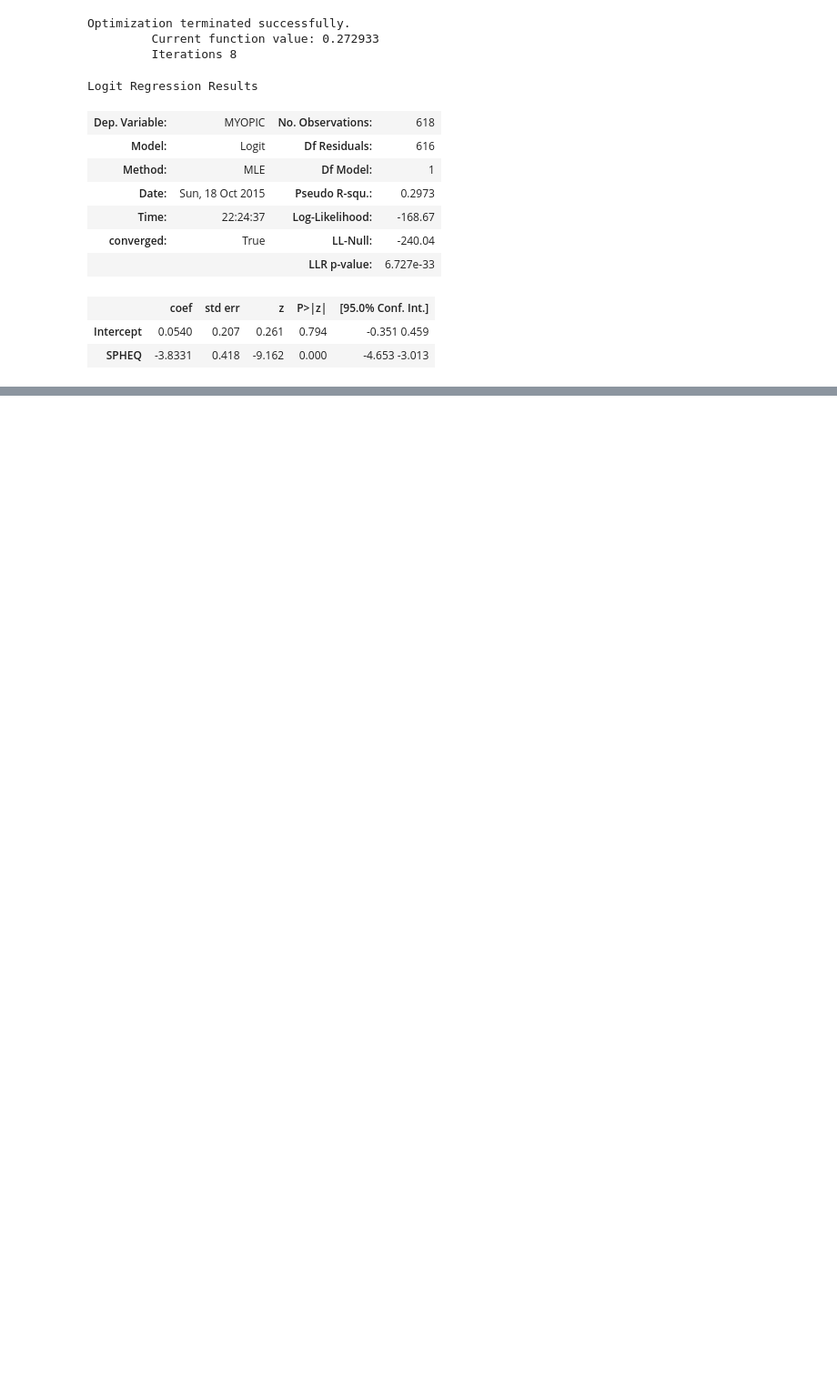
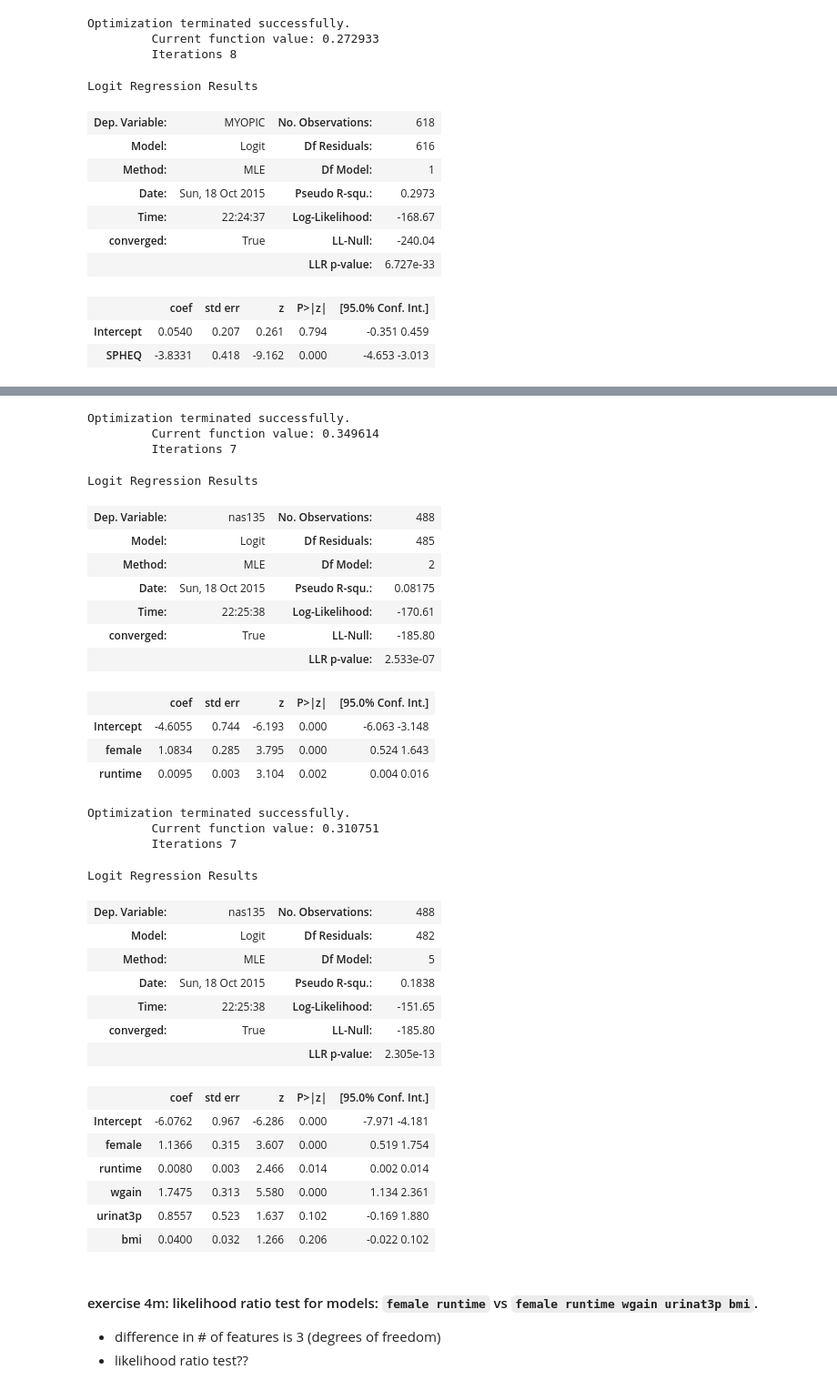
Before and after one commit to beaglebagel/mooc, a Jupyter notebook: logistic_regression/logistic-regression.ipynb, the cells around one changed output, grey strips where cells are left out. Shown at 91% size. Drawn from its saved outputs; the diff is of its cells as text; code cells hidden in the pictures; blank space fills up the shorter version.

```diff
--- a/logistic_regression/logistic-regression.ipynb
+++ b/logistic_regression/logistic-regression.ipynb
@@ -290,0 +661,48 @@ Logit Regression Results
+# %%
+### exercise 4m
+hypo = pd.read_csv('./data/hyponatremia.csv')
+hypo['wgain'] = hypo['wtdiff'].map(lambda x: 0 if x <= 0 else 1)
+hypo.fillna(0, inplace=True)
+# display(hypo)
+lg1 = logit(formula='nas135 ~ female + runtime', data=hypo)
+display(lg1.fit().summary())
+lg2 = logit(formula='nas135 ~ female + runtime + wgain + urinat3p + bmi', data=hypo)
+display(lg2.fit().summary())
+# %% [output]
+Optimization terminated successfully.
+         Current function value: 0.349614
+         Iterations 7
+Logit Regression Results
+| Dep. Variable: | nas135 | No. Observations: | 488 |
+| Model: | Logit | Df Residuals: | 485 |
+| Method: | MLE | Df Model: | 2 |
+| Date: | Sun, 18 Oct 2015 | Pseudo R-squ.: | 0.08175 |
+| Time: | 22:25:38 | Log-Likelihood: | -170.61 |
+| converged: | True | LL-Null: | -185.80 |
+|  |  | LLR p-value: | 2.533e-07 |
+|  | coef | std err | z | P>|z| | [95.0% Conf. Int.] |
+| Intercept | -4.6055 | 0.744 | -6.193 | 0.000 | -6.063 -3.148 |
+| female | 1.0834 | 0.285 | 3.795 | 0.000 | 0.524 1.643 |
+| runtime | 0.0095 | 0.003 | 3.104 | 0.002 | 0.004 0.016 |
+Optimization terminated successfully.
+         Current function value: 0.310751
+         Iterations 7
+Logit Regression Results
+| Dep. Variable: | nas135 | No. Observations: | 488 |
+| Model: | Logit | Df Residuals: | 482 |
+| Method: | MLE | Df Model: | 5 |
+| Date: | Sun, 18 Oct 2015 | Pseudo R-squ.: | 0.1838 |
+| Time: | 22:25:38 | Log-Likelihood: | -151.65 |
+| converged: | True | LL-Null: | -185.80 |
+|  |  | LLR p-value: | 2.305e-13 |
+|  | coef | std err | z | P>|z| | [95.0% Conf. Int.] |
+| Intercept | -6.0762 | 0.967 | -6.286 | 0.000 | -7.971 -4.181 |
+| female | 1.1366 | 0.315 | 3.607 | 0.000 | 0.519 1.754 |
+| runtime | 0.0080 | 0.003 | 2.466 | 0.014 | 0.002 0.014 |
+| wgain | 1.7475 | 0.313 | 5.580 | 0.000 | 1.134 2.361 |
+| urinat3p | 0.8557 | 0.523 | 1.637 | 0.102 | -0.169 1.880 |
+| bmi | 0.0400 | 0.032 | 1.266 | 0.206 | -0.022 0.102 |
+# %% [markdown]
+#### exercise 4m: likelihood ratio test for models: `female runtime` vs `female runtime wgain urinat3p bmi`.
+   - difference in # of features is 3 (degrees of freedom)
+   - likelihood ratio test??
```
Also changed, not shown: parts of 43 cells of this notebook.
